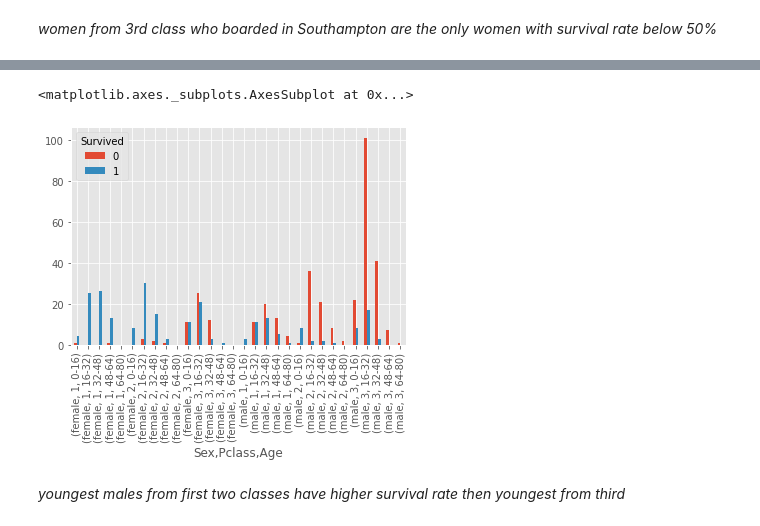
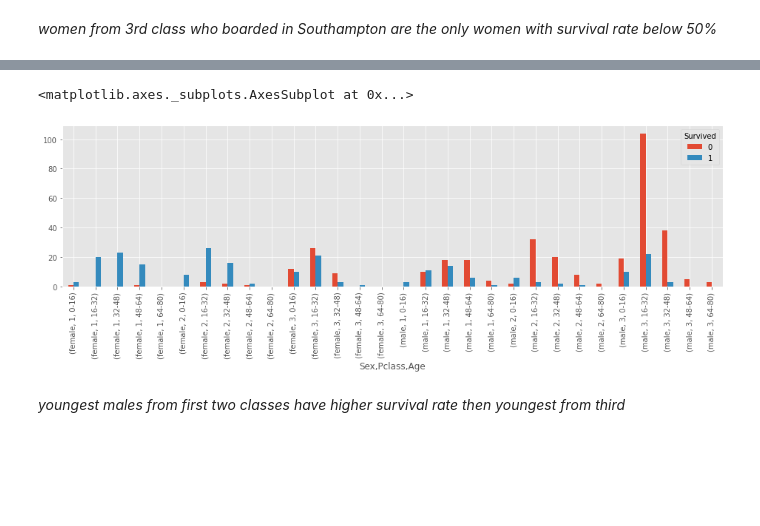
Before and after one commit to senzelden/projects, a Jupyter notebook: week_02/titanic/titanic_full_workflow.ipynb, the cells around one changed output, grey strips where cells are left out. Saved outputs shown, nothing was run; the diff lists cells and outputs as text; code cells hidden in the pictures; blank space fills up the shorter version.

```diff
--- a/week_02/titanic/titanic_full_workflow.ipynb
+++ b/week_02/titanic/titanic_full_workflow.ipynb
@@ -303,8 +304,8 @@ sex_pclass_age_survival
 # %%
-sex_pclass_age_survival.plot.bar()
+sex_pclass_age_survival.plot.bar(figsize=(16,4))
 # %% [output]
 <matplotlib.axes._subplots.AxesSubplot at 0x...>
-[figure, old version]
+[figure, new version]
 # %% [markdown]
 *youngest males from first two classes have higher survival rate then youngest from third*
 # %% [markdown]
```
Also changed, not shown: parts of 51 cells of this notebook.
